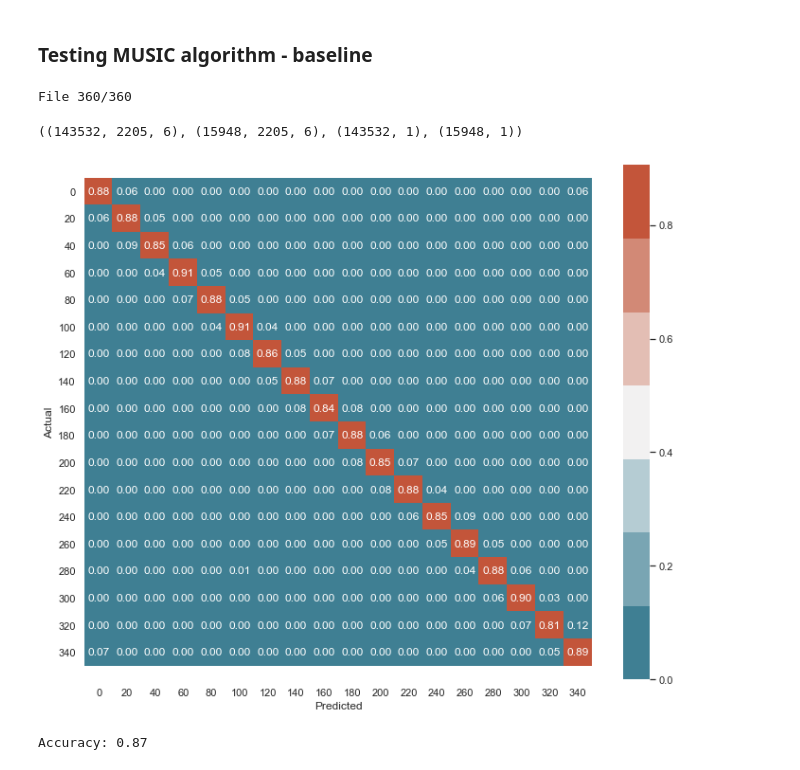
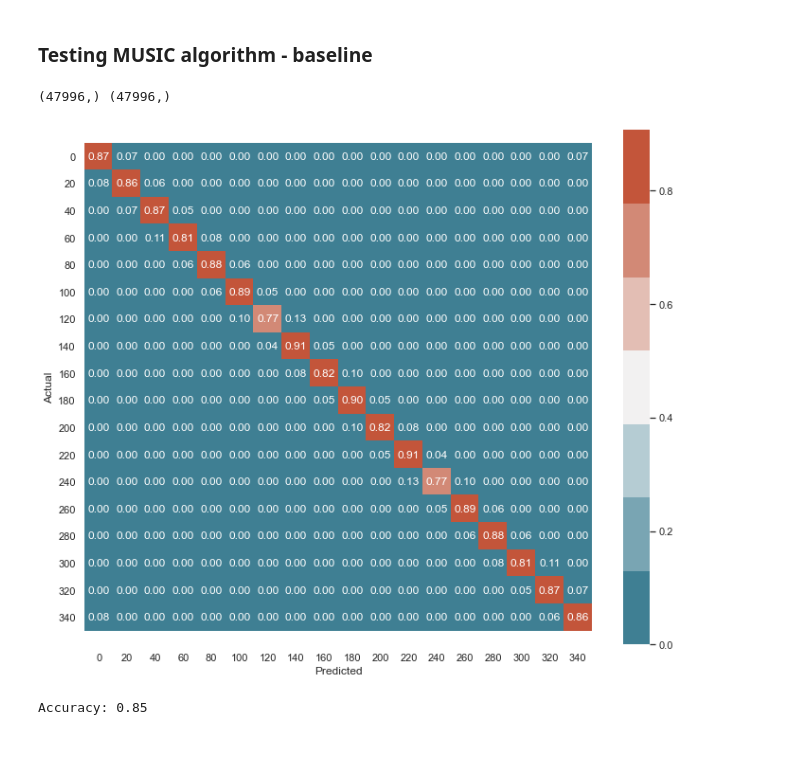
Before and after one commit to thomson008/MEng-project, a Jupyter notebook: Jupyter Notebooks/CNN_DOA.ipynb, the cells around one changed output. Cells and saved outputs as stored; diff of their text form; code cells hidden in the pictures.

```diff
--- a/Jupyter Notebooks/CNN_DOA.ipynb
+++ b/Jupyter Notebooks/CNN_DOA.ipynb
@@ -427,8 +402,6 @@ def create_ml_dataset(dataset, encoder):
 # %%
 encoder = OneHotEncoder(handle_unknown='ignore', sparse=False)
-dataset = create_whole_dataset(samples=SAMPLES, step=STEP, resolution=RESOLUTION)
-
-X_train, y_train, X_test, y_test = create_ml_dataset(dataset, encoder)
+X_train, y_train, X_test, y_test = create_whole_dataset(encoder, samples=SAMPLES, step=STEP, resolution=RESOLUTION)
 
 # Save all numpy arrays
 np.savez_compressed('../training_data/X_train.npz', X_train)
@@ -463,12 +436,6 @@ for i, label in enumerate(np.unique(angle_labels)[:4]):
 [figure]
 # %% [markdown]
 ### Testing MUSIC algorithm - baseline
-# %%
-X_trn, y_trn, X_tst, y_tst = create_whole_dataset(samples=SAMPLES, step=STEP, resolution=RESOLUTION)
-np.shape(X_trn), np.shape(X_tst), np.shape(y_trn), np.shape(y_tst)
-# %% [output]
-File 360/360
-((143532, 2205, 6), (15948, 2205, 6), (143532, 1), (15948, 1))
 # %%
 def compute_stft_matrix(observation, nfft=256):
     """
@@ -507,17 +511,13 @@ def get_music_prediction(X, mic_pos=[2, 2, 1], fs=16000, nfft=256):
-# %%
-# Get sampling frequency
-fs, _ = wavfile.read('../training_data/audio/angle_0_CantinaBand3.wav')
-
-# Create STFT features
-test_features = [compute_stft_matrix(x) for x in X_tst]
-
-# Run MUSIC predictions for STFT features
-pred_labels = np.array([get_music_prediction(feature, fs=fs) for feature in test_features])
-
-# Plot confusion matrix and report accuracy
-plot_cm(y_tst, pred_labels, np.unique(y_trn))
-accuracy = accuracy_score(y_tst, pred_labels)
-print(f'Accuracy: {round(accuracy, 2)}')
-# %% [output]
-[figure, removed]
-Accuracy: 0.87
+# %%
+# Run MUSIC prediction on the data set
+y_true, y_pred = get_all_predictions(samples=SAMPLES, step=STEP, resolution=RESOLUTION)
+print(np.shape(y_true), np.shape(y_pred))
+
+# Plot confusion matrix and report accuracy
+plot_cm(y_true, y_pred, np.unique(y_true))
+accuracy = accuracy_score(y_true, y_pred)
+print(f'Accuracy: {round(accuracy, 2)}')
+# %% [output]
+(47996,) (47996,)
+[figure, added]
+Accuracy: 0.85
```
Also changed, not shown: parts of 3 cells of this notebook.
